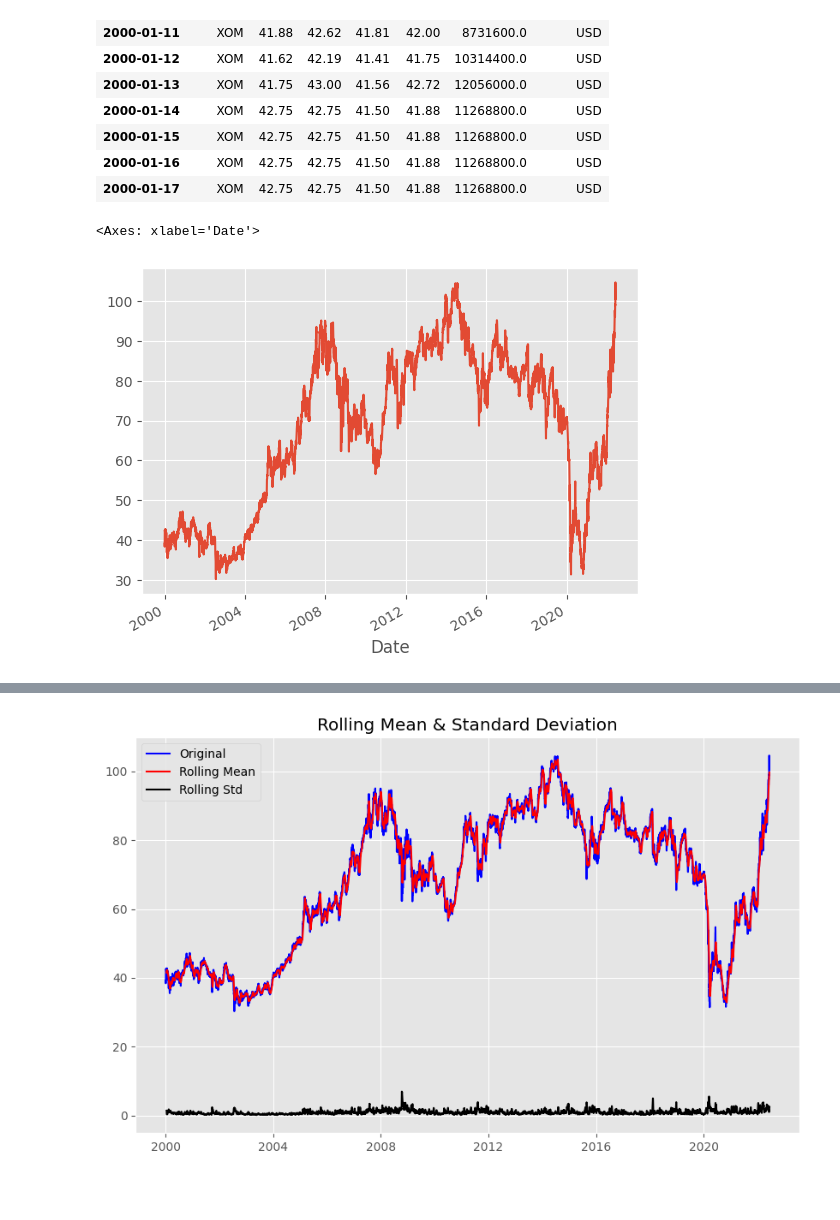
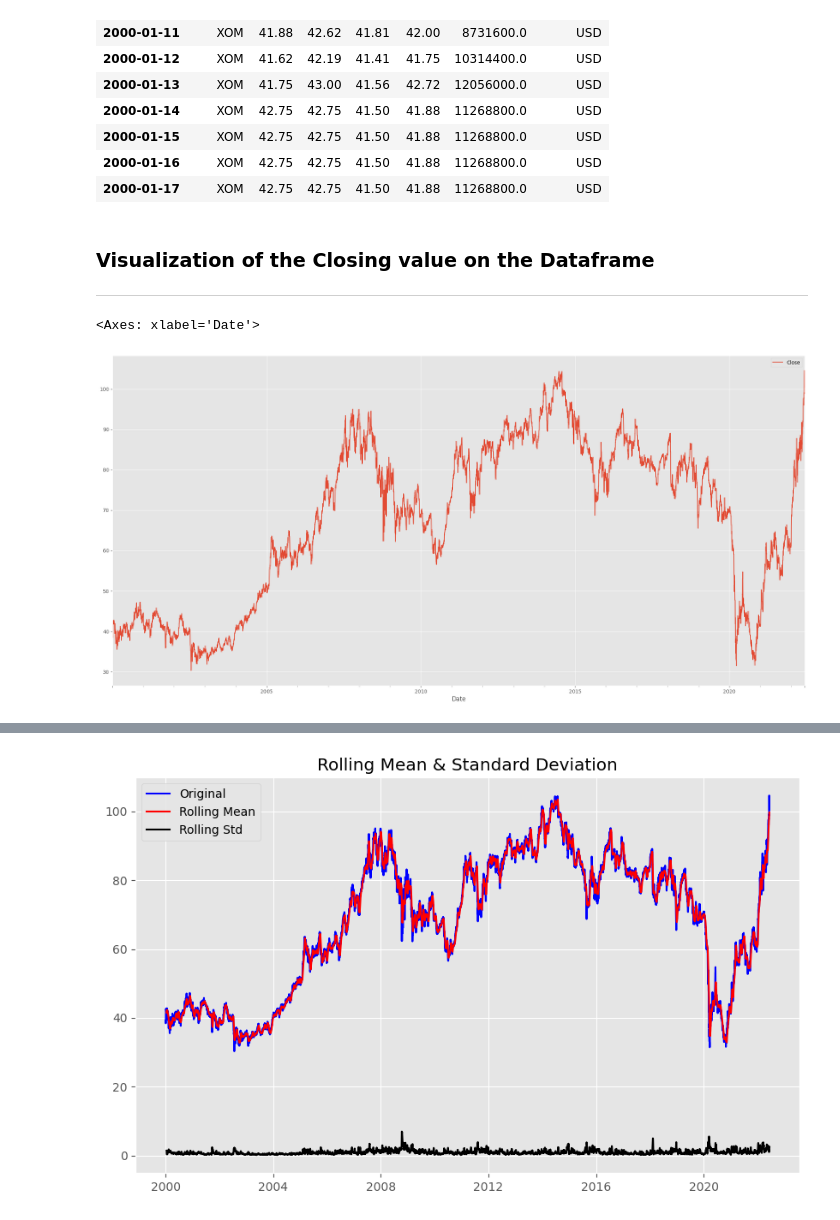
Before and after one commit to russiaonice/ML_ExxonMobile_Forecast, a Jupyter notebook: SARIMA_broken.ipynb, the cells around one changed output, grey strips where cells are left out. Saved outputs shown, nothing was run; the diff lists cells and outputs as text; code cells hidden in the pictures; blank space fills up the shorter version.

```diff
--- a/SARIMA_broken.ipynb
+++ b/SARIMA_broken.ipynb
@@ -130,8 +130,11 @@ ts_resampled.head(15)
 | 2000-01-17 | XOM | 42.75 | 42.75 | 41.50 | 41.88 | 11268800.0 | USD |
 # %%
 df= ts_resampled.copy()
+# %% [markdown]
+### Visualization of the Closing value on the Dataframe ###
+***
 # %%
-df["Close"].plot()
+df["Close"].plot(figsize=(25,12),legend=True)
 # %% [output]
 <Axes: xlabel='Date'>
-[figure, old version]
+[figure, new version]
```
Also changed, not shown: parts of 47 cells of this notebook, 2 other files.
